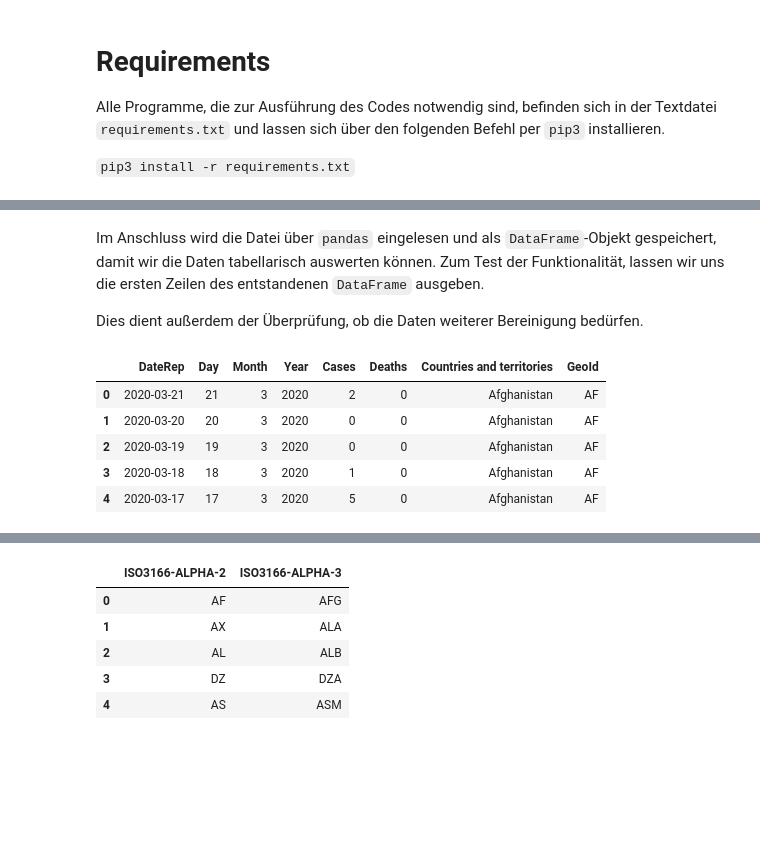
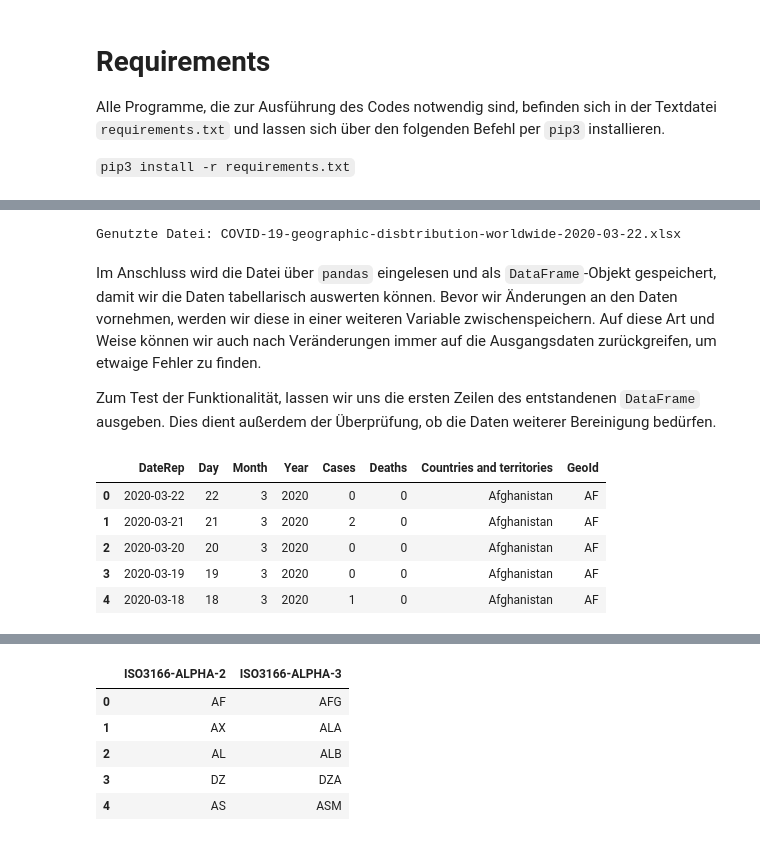
Before and after one commit to wohfab/datajournalism, a Jupyter notebook: wohlgemuth_bacl5_datajournalism.ipynb, the cells around one changed output, grey strips where cells are left out. Drawn from its saved outputs; the diff is of its cells as text; code cells hidden in the pictures; blank space fills up the shorter version.

```diff
--- a/wohlgemuth_bacl5_datajournalism.ipynb
+++ b/wohlgemuth_bacl5_datajournalism.ipynb
@@ -29,16 +39,41 @@ Die Daten befinden sich auf der Website des ECDC im `.xlsx`-Format. Zunächst wi
-# %%
-data_file = 'assets/COVID-19-geographic-disbtribution-worldwide-2020-03-21.xlsx'
+# %%
+url_base = 'https://www.ecdc.europa.eu/sites/default/files/documents/'
+url_file = 'COVID-19-geographic-disbtribution-worldwide-{}.xlsx'
+
+try:
+    date = datetime.date(datetime.now())
+    url_today = url_file.format(date)
+    url = url_base + url_today
+
+    urllib.request.urlretrieve(url, 'assets/' + url_today)
+    url_file = url_today
+except:
+    try:
+        date = date - timedelta(days=1)
+        url_yesterday = url_file.format(date)
+        url = url_base + url_yesterday
+
+        urllib.request.urlretrieve(url, 'assets/' + url_yesterday)
+        url_file = url_yesterday
+    except:
+        url_file = 'COVID-19-geographic-disbtribution-worldwide-2020-03-21.xlsx'
+finally:
+    data_file = url_file
+    print('Genutzte Datei: ' + data_file)
+# %% [output]
+Genutzte Datei: COVID-19-geographic-disbtribution-worldwide-2020-03-22.xlsx
 # %% [markdown]
-Im Anschluss wird die Datei über `pandas` eingelesen und als `DataFrame`-Objekt gespeichert, damit wir die Daten tabellarisch auswerten können. Zum Test der Funktionalität, lassen wir uns die ersten Zeilen des entstandenen `DataFrame` ausgeben.
+Im Anschluss wird die Datei über `pandas` eingelesen und als `DataFrame`-Objekt gespeichert, damit wir die Daten tabellarisch auswerten können. Bevor wir Änderungen an den Daten vornehmen, werden wir diese in einer weiteren Variable zwischenspeichern. Auf diese Art und Weise können wir auch nach Veränderungen immer auf die Ausgangsdaten zurückgreifen, um etwaige Fehler zu finden.
 
-Dies dient außerdem der Überprüfung, ob die Daten weiterer Bereinigung bedürfen.
+Zum Test der Funktionalität, lassen wir uns die ersten Zeilen des entstandenen `DataFrame` ausgeben. Dies dient außerdem der Überprüfung, ob die Daten weiterer Bereinigung bedürfen.
 # %%
-data = pd.read_excel(data_file)
+data = pd.read_excel('assets/' + data_file)
+data_raw = data
 data.head()
 # %% [output]
 |  | DateRep | Day | Month | Year | Cases | Deaths | Countries and territories | GeoId |
-| 0 | 2020-03-21 | 21 | 3 | 2020 | 2 | 0 | Afghanistan | AF |
-| 1 | 2020-03-20 | 20 | 3 | 2020 | 0 | 0 | Afghanistan | AF |
-| 2 | 2020-03-19 | 19 | 3 | 2020 | 0 | 0 | Afghanistan | AF |
-| 3 | 2020-03-18 | 18 | 3 | 2020 | 1 | 0 | Afghanistan | AF |
-| 4 | 2020-03-17 | 17 | 3 | 2020 | 5 | 0 | Afghanistan | AF |
+| 0 | 2020-03-22 | 22 | 3 | 2020 | 0 | 0 | Afghanistan | AF |
+| 1 | 2020-03-21 | 21 | 3 | 2020 | 2 | 0 | Afghanistan | AF |
+| 2 | 2020-03-20 | 20 | 3 | 2020 | 0 | 0 | Afghanistan | AF |
+| 3 | 2020-03-19 | 19 | 3 | 2020 | 0 | 0 | Afghanistan | AF |
+| 4 | 2020-03-18 | 18 | 3 | 2020 | 1 | 0 | Afghanistan | AF |
```
Also changed, not shown: parts of 24 cells of this notebook, 2 other files.
